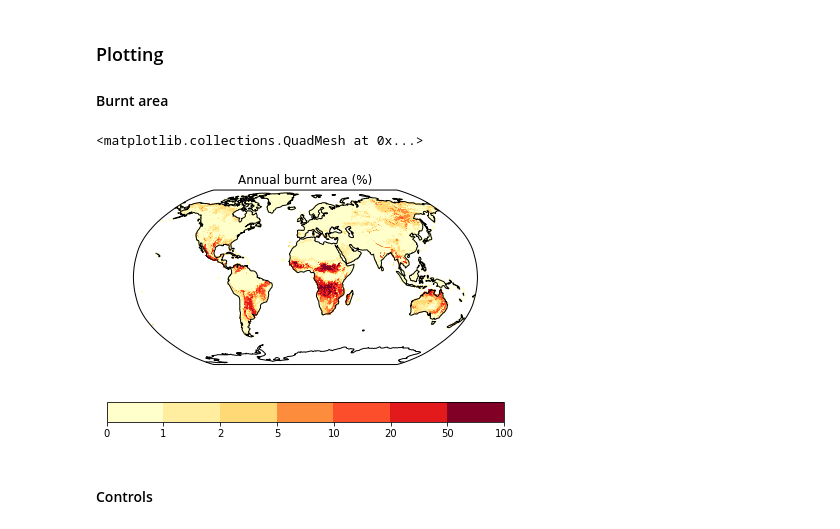
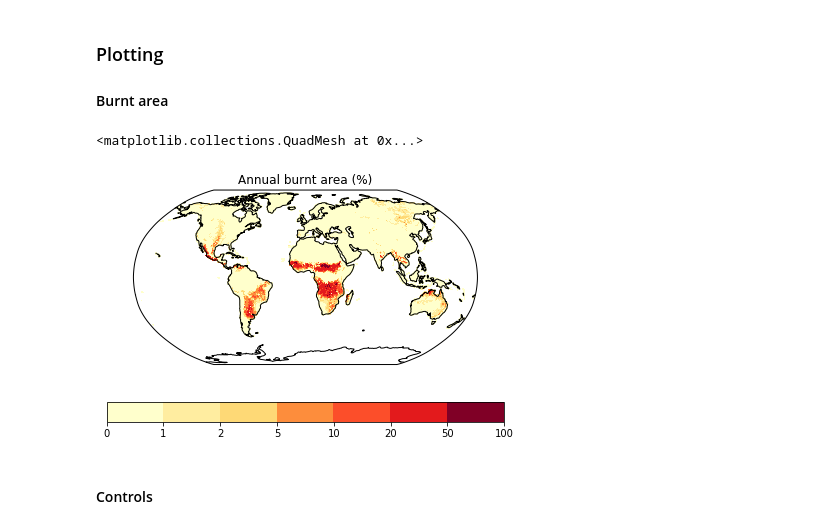
Before and after one commit to douglask3/UKESM-ConFire, a Jupyter notebook: notebooks/make_model_output.ipynb, the cells around one changed output. Cells and saved outputs as stored; diff of their text form; code cells hidden in the pictures.

Commit message:
updating with tidied variable names and units

```diff
--- a/notebooks/make_model_output.ipynb
+++ b/notebooks/make_model_output.ipynb
@@ -67,7 +117,7 @@ plt.figure(figsize = (10, 7.5))
 
 for key, dat in input_data.items():
     nd = nd + 1
-    dat = dat.collapsed('z', iris.analysis.MEAN)
+    dat = dat.collapsed('time', iris.analysis.MEAN)
     dat.long_name = key
     plot_lonely_cube(dat, 3, 4, nd, cmap = 'Greys', levels = None)
     #lt.show()
@@ -109,32 +159,40 @@ Things calculated on the fly are:
 # %%
 class ConFIRE(object):
     def __init__(self, data, params):
+        """
+        Initalise parameters and calculates the key variables needed to calculate burnt area.
+        """
         self.params = params
 
-        self.fuel = self.control_fuel(data['vegCover'], data['alphaMax'], self.params['fuel_pw'],
+
+        ## finds controls
+        self.fuel = self.control_fuel(data['vegcover'], data['alphaMax'], self.params['fuel_pw'],
                                       self.params['fuel_pg'])
 
         self.moisture = self.control_moisture(data['alpha'], data['emc'], data['treeCover'],
                                               self.params['cM'], self.params['cMT'])
 
-        self.ignitions = self.control_ignitions(data['lightning'], data['pasture'], data['popDen'],
+        self.ignitions = self.control_ignitions(data['lightning'], data['pasture'], data['population_density'],
                                               self.params['cP'], self.params['cD1'])
 
-        self.suppression = self.control_suppression(data['cropland'], data['popDen'],
+        self.suppression = self.control_suppression(data['cropland'], data['population_density'],
                                               self.params['cD2'])
 
+        ## calculates limiting factor of each control.
         self.standard_fuel        = self.sigmoid(self.fuel       ,
                                             self.params[       'fuel_x0'], self.params[       'fuel_k'])
         self.standard_moisture    = self.sigmoid(self.moisture   ,
                                             self.params[   'moisture_x0'], -self.params[   'moisture_k'])
         self.standard_ignitions   = self.sigmoid(self.ignitions   ,
-                                            self.params[  'igntions_x0'], self.params[  'igntions_k'])
+                                            self.params[  'ignitions_x0'], self.params[  'ignitions_k'])
         self.standard_suppression = self.sigmoid(self.suppression,
                                             self.params['suppression_x0'], -self.params['suppression_k'])
 
+        ## burnt area us just limitation of each control muliplied together.
         self.burnt_area = self.params['max_f'] * self.standard_fuel * self.standard_moisture * \
                           self.standard_ignitions * self.standard_suppression
 
+        ## if the inputs are iris cubes, we can add some useful metadata
         try:
             self.burnt_area.long_name = "burnt_area"
 
@@ -163,37 +221,38 @@ class ConFIRE(object):
             pass
 
 
-    def control_fuel(self, cover, alphaMax, fp, fpg):
+    def control_fuel(self, vegcover, alphaMax, fuel_pw, fuel_pg):
         """
         Definition to describe fuel load: while return the input; capability to be modified later.
         """
-
-        return (cover**fp) * (fpg * (alphaMax-1) + 1) / (1 + fpg)
+        return (vegcover**fuel_pw) * (fuel_pg * (alphaMax-1) + 1) / (1 + fuel_pg)
 
 
     def control_moisture(self, alpha, emc, treeCover, cM, cMT):
         """
         Definition to describe moisture
         """
-        return (alpha + 0.01*cM*emc + 0.01*cMT * treeCover) / (1 + cM + cMT)
+        return (alpha + cM*emc + cMT * treeCover) / (1 + cM + cMT)
 
 
-    def control_ignitions(self, lightning, pasture, popDen, cP, cD1):
+    def control_ignitions(self, lightning, pasture, population_density, cP, cD1):
         """
         Definition for the measure of ignition
         """
-        ignite = lightning + cP*pasture + cD1*popDen
+        ignite = lightning + cP*pasture + cD1*population_density
 
         return ignite
 
 
-    def control_suppression(self, cropland, popDen, cD2):
+    def control_suppression(self, cropland, population_density, cD2):
         """
         Definition for the measure of fire supression
         """
-        return cropland + cD2*popDen
+        return cropland + cD2*population_density
 
-
+        """
+        Defines potential limitation for each control in turn
+        """
     def potential_fuel(self):
         return self.potential(self.standard_fuel, "potential_fuel")
 
@@ -214,14 +273,16 @@ class ConFIRE(object):
         return self.sensitivity(self.fuel, self.params['fuel_x0'], self.params['fuel_k'],
                                 self.standard_fuel, "sensitivity_fuel")
 
-
+    """
+    Defines sensitivity for each control in turn
+    """
     def sensitivity_moisture(self):
         return self.sensitivity(self.moisture, self.params['moisture_x0'], -self.params['moisture_k'],
                                 self.standard_moisture, "sensitivity_moisture")
 
 
     def sensitivity_ignitions(self):
-        return self.sensitivity(self.ignitions, self.params['igntions_x0'], self.params['igntions_k'],
+        return self.sensitivity(self.ignitions, self.params['ignitions_x0'], self.params['ignitions_k'],
                                 self.standard_ignitions, "sensitivity_ignitions")
 
 
@@ -299,13 +380,13 @@ model = ConFIRE(input_data, params.median())
 ### Plotting
 #### Burnt area
 # %%
-burnt_area = model.burnt_area.collapsed('z', iris.analysis.MEAN)
+burnt_area = model.burnt_area.collapsed('time', iris.analysis.MEAN)
 burnt_area.long_name = "Annual burnt area (%)"
 burnt_area.data = burnt_area.data * 1200
 plot_lonely_cube(burnt_area, levels = [0, 1, 2, 5, 10, 20, 50, 100], cmap = "brewer_YlOrRd_09")
 # %% [output]
 <matplotlib.collections.QuadMesh at 0x...>
-[figure, old version]
+[figure, new version]
 # %% [markdown]
 #### Controls
 # %%
```
Also changed, not shown: parts of 11 cells of this notebook, 1 other file.
